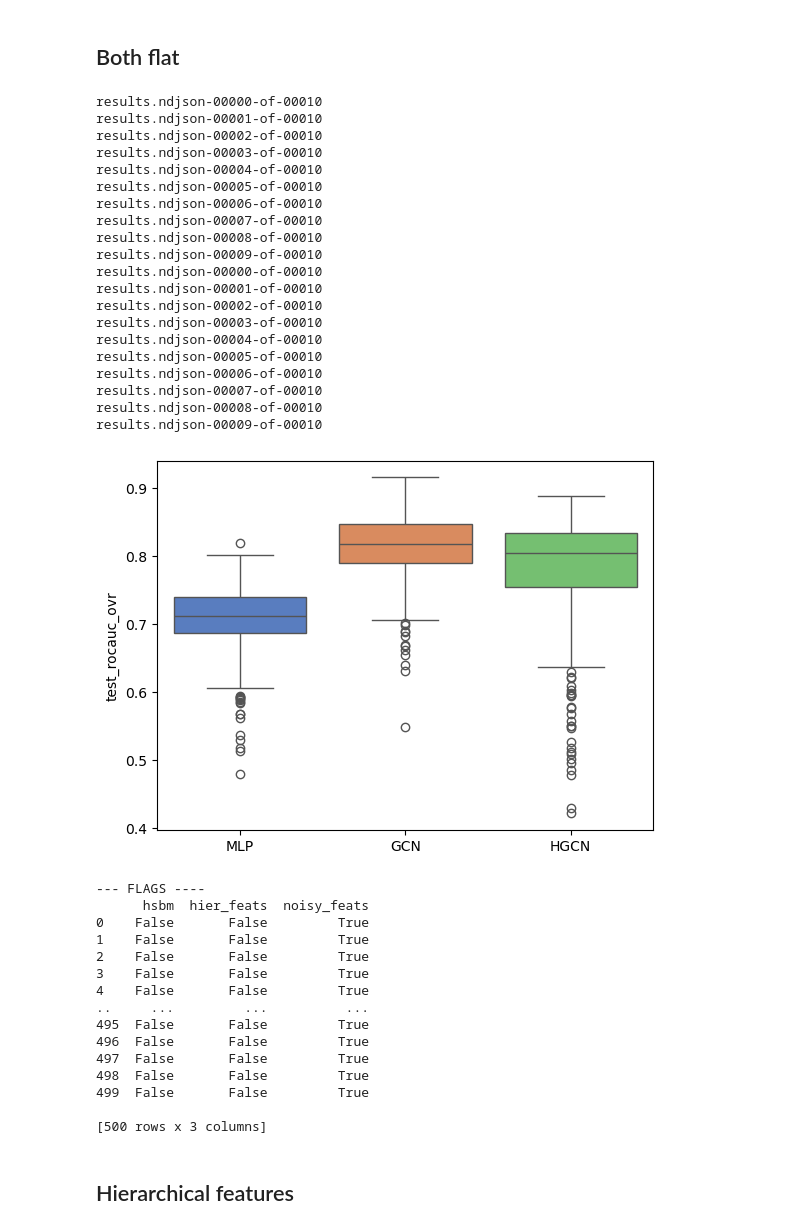
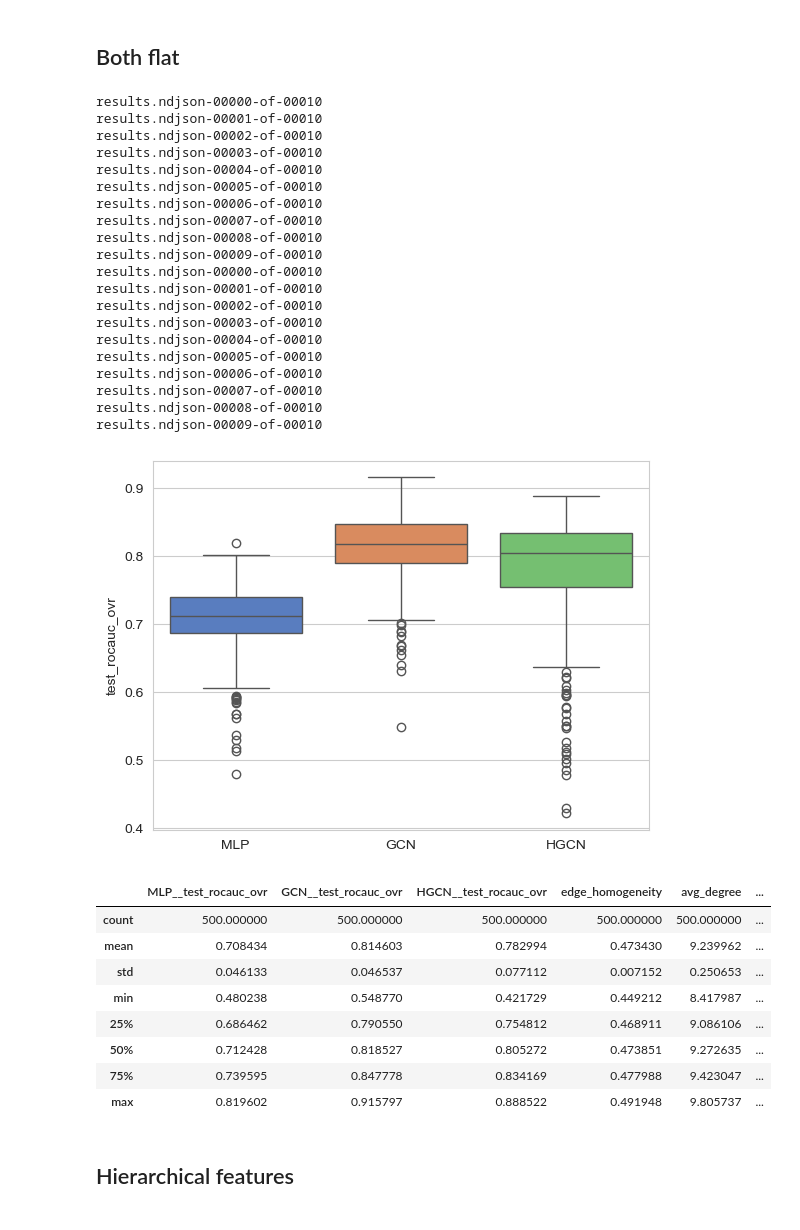
Before and after one commit to danie1uva/graphworld, a Jupyter notebook: src/notebooks/rq2.ipynb, the cells around one changed output. Saved outputs shown, nothing was run; the diff lists cells and outputs as text; code cells hidden in the pictures.

```diff
--- a/src/notebooks/rq2.ipynb
+++ b/src/notebooks/rq2.ipynb
@@ -242,8 +242,8 @@ from matplotlib.patches import Circle
 K = 8  # Total number of classes (sub-clusters)
 G = 2  # Number of super-clusters
 D = 2  # Feature dimension (we use 2D for plotting)
-d_squared = 4.0  # Base distance (variance of centers)
-node_noise_variance = 1.0 # The variance for the final node features
+d_squared = 1.0  # Base distance (variance of centers)
+node_noise_variance = 0.1 # The variance for the final node features
 
 # Assign classes to super-groups and set colors
 class_to_super = np.array([i // (K // G) for i in range(K)])
@@ -331,6 +331,6 @@ for i, alpha in enumerate(alphas_to_plot):
 
 fig.suptitle('Visualisation of Class Centroid Geometry as Hierarchy Parameter $\\alpha$ Varies', fontsize=18, y=1.05)
 plt.tight_layout()
-plt.savefig('hierarchical_feature_space_final_corrected.png', dpi=300, bbox_inches='tight')
+# plt.savefig('hierarchical_feature_space_final_corrected.png', dpi=300, bbox_inches='tight')
 plt.show()
 # %% [output]
@@ -1460,52 +1607,44 @@ metric = 'test_rocauc_ovr'
 # %%
 RESULTS_DIR = '../../graph_gen/snellius_gen/rq2/both_flat/main_run/main_run'
 dfs = []
 for i in range(1,3):
     df = df_gen(RESULTS_DIR + f'/{i}')
     dfs.append(df)
 df = pd.concat(dfs)
-df = df.reset_index(drop=True)
+df_bl = df.reset_index(drop=True)
 boxplot_three_models(df, 'test_rocauc_ovr')
-df[[f'{model}__{metric}' for model in models]+['edge_homogeneity', 'avg_degree','feature_center_distance', 'alpha']].describe()
-print('--- FLAGS ----')
-print(df[['hsbm', 'hier_feats', 'noisy_feats']])
+df_bl[[f'{model}__{metric}' for model in models]+['edge_homogeneity', 'avg_degree','feature_center_distance', 'alpha']].describe()
 # %% [output]
 results.ndjson-00000-of-00010
 results.ndjson-00001-of-00010
 results.ndjson-00002-of-00010
 results.ndjson-00003-of-00010
 results.ndjson-00004-of-00010
 results.ndjson-00005-of-00010
 results.ndjson-00006-of-00010
 results.ndjson-00007-of-00010
 results.ndjson-00008-of-00010
 results.ndjson-00009-of-00010
 results.ndjson-00000-of-00010
 results.ndjson-00001-of-00010
 results.ndjson-00002-of-00010
 results.ndjson-00003-of-00010
 results.ndjson-00004-of-00010
 results.ndjson-00005-of-00010
 results.ndjson-00006-of-00010
 results.ndjson-00007-of-00010
 results.ndjson-00008-of-00010
 results.ndjson-00009-of-00010
-[figure, old version]
+[figure, new version]
---- FLAGS ----
-      hsbm  hier_feats  noisy_feats
-0    False       False         True
-1    False       False         True
-2    False       False         True
-3    False       False         True
-4    False       False         True
-..     ...         ...          ...
-495  False       False         True
-496  False       False         True
-497  False       False         True
-498  False       False         True
-499  False       False         True
-
-[500 rows x 3 columns]
+|  | MLP__test_rocauc_ovr | GCN__test_rocauc_ovr | HGCN__test_rocauc_ovr | edge_homogeneity | avg_degree | ... |
+| count | 500.000000 | 500.000000 | 500.000000 | 500.000000 | 500.000000 | ... |
+| mean | 0.708434 | 0.814603 | 0.782994 | 0.473430 | 9.239962 | ... |
+| std | 0.046133 | 0.046537 | 0.077112 | 0.007152 | 0.250653 | ... |
+| min | 0.480238 | 0.548770 | 0.421729 | 0.449212 | 8.417987 | ... |
+| 25% | 0.686462 | 0.790550 | 0.754812 | 0.468911 | 9.086106 | ... |
+| 50% | 0.712428 | 0.818527 | 0.805272 | 0.473851 | 9.272635 | ... |
+| 75% | 0.739595 | 0.847778 | 0.834169 | 0.477988 | 9.423047 | ... |
+| max | 0.819602 | 0.915797 | 0.888522 | 0.491948 | 9.805737 | ... |
 # %% [markdown]
 ## Hierarchical features
 # %%
```
Also changed, not shown: parts of 17 cells of this notebook, 4 other files.
